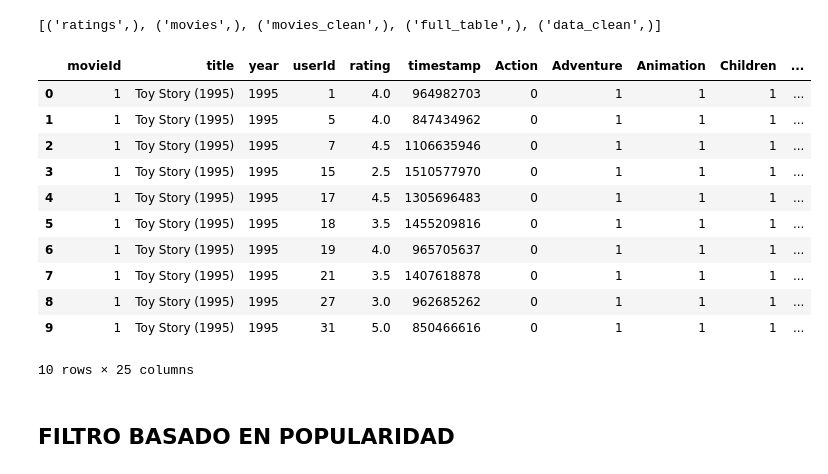
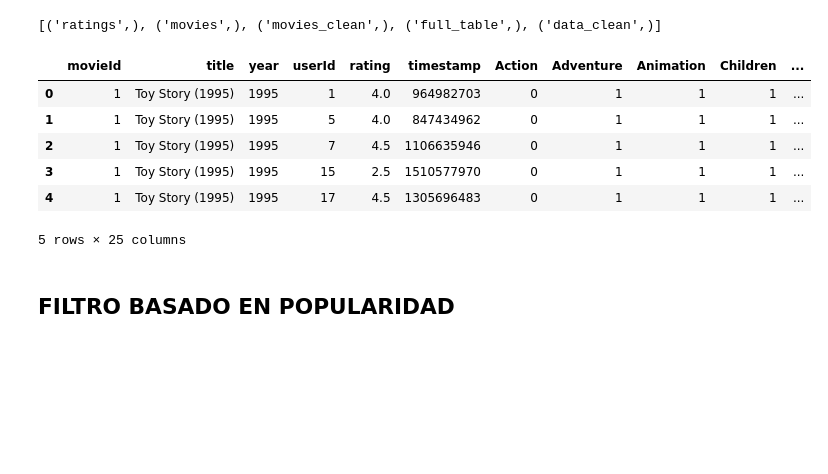
Before and after one commit to diegosaaval/film-recommendation-system, a Jupyter notebook: 2_sysrec.ipynb, the cells around one changed output. Drawn from its saved outputs; the diff is of its cells as text; code cells hidden in the pictures; blank space fills up the shorter version.

```diff
--- a/2_sysrec.ipynb
+++ b/2_sysrec.ipynb
@@ -13,22 +14,22 @@ print(cur.fetchall())
 # %% [output]
 [('ratings',), ('movies',), ('movies_clean',), ('full_table',), ('data_clean',)]
 # %%
+# df quitando los title duplicados para utilizar en los modelos
+movies = pd.read_sql_query("SELECT * FROM data_clean", conn)
+movies = movies.drop_duplicates(subset=["title"])
+movies = movies.reset_index(drop=True)
+
 # ver tabla de data_clean
 df = pd.read_sql_query("SELECT * FROM data_clean", conn)
-df.head(10)
+df.head(5)
 # %% [output]
 |  | movieId | title | year | userId | rating | timestamp | Action | Adventure | Animation | Children | ... |
 | 0 | 1 | Toy Story (1995) | 1995 | 1 | 4.0 | 964982703 | 0 | 1 | 1 | 1 | ... |
 | 1 | 1 | Toy Story (1995) | 1995 | 5 | 4.0 | 847434962 | 0 | 1 | 1 | 1 | ... |
 | 2 | 1 | Toy Story (1995) | 1995 | 7 | 4.5 | 1106635946 | 0 | 1 | 1 | 1 | ... |
 | 3 | 1 | Toy Story (1995) | 1995 | 15 | 2.5 | 1510577970 | 0 | 1 | 1 | 1 | ... |
 | 4 | 1 | Toy Story (1995) | 1995 | 17 | 4.5 | 1305696483 | 0 | 1 | 1 | 1 | ... |
-| 5 | 1 | Toy Story (1995) | 1995 | 18 | 3.5 | 1455209816 | 0 | 1 | 1 | 1 | ... |
-| 6 | 1 | Toy Story (1995) | 1995 | 19 | 4.0 | 965705637 | 0 | 1 | 1 | 1 | ... |
-| 7 | 1 | Toy Story (1995) | 1995 | 21 | 3.5 | 1407618878 | 0 | 1 | 1 | 1 | ... |
-| 8 | 1 | Toy Story (1995) | 1995 | 27 | 3.0 | 962685262 | 0 | 1 | 1 | 1 | ... |
-| 9 | 1 | Toy Story (1995) | 1995 | 31 | 5.0 | 850466616 | 0 | 1 | 1 | 1 | ... |
-10 rows × 25 columns
+5 rows × 25 columns
 # %% [markdown]
 ## FILTRO BASADO EN POPULARIDAD
 # %% [markdown]
```
Also changed, not shown: parts of 29 cells of this notebook.
